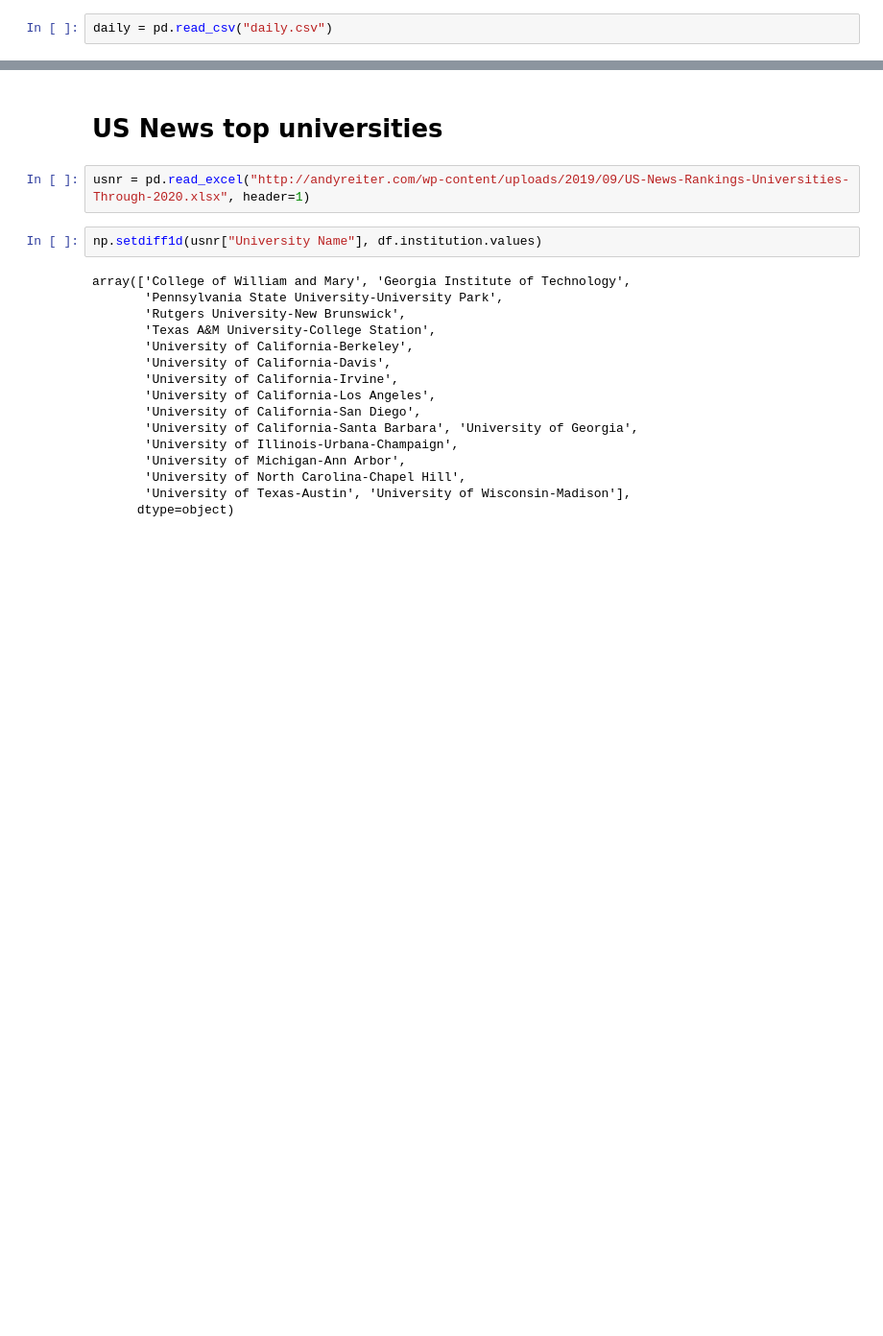
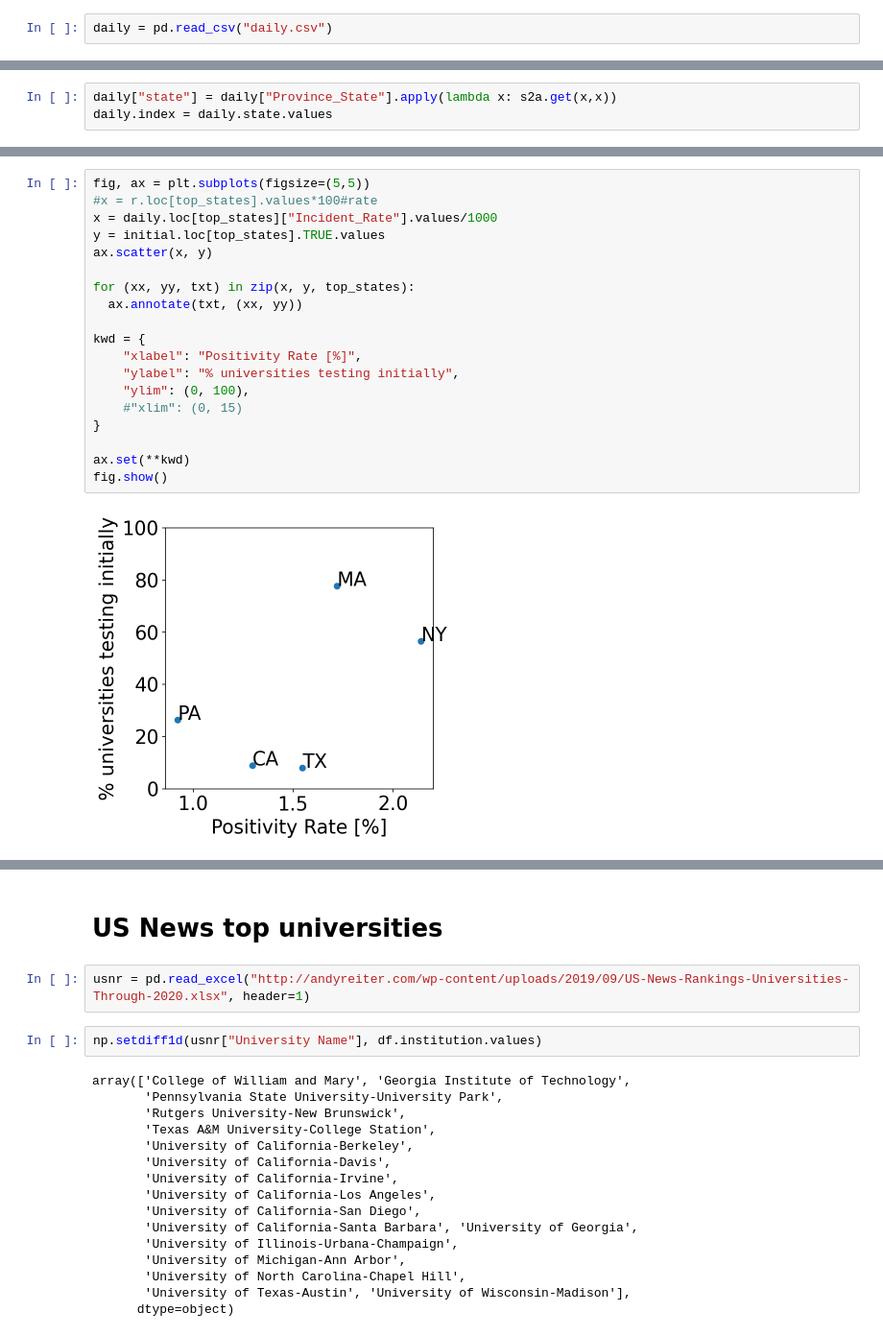
Before and after one commit to pachterlab/BTRBP_2020, a Jupyter notebook: notebooks/basic_stats.ipynb, the cells around one changed output, grey strips where cells are left out. Shown at 96% size. Saved outputs shown, nothing was run; the diff lists cells and outputs as text; blank space fills up the shorter version.

```diff
--- a/notebooks/basic_stats.ipynb
+++ b/notebooks/basic_stats.ipynb
@@ -291,0 +338,3 @@ NameError: ignored
+# %%
+daily["state"] = daily["Province_State"].apply(lambda x: s2a.get(x,x))
+daily.index = daily.state.values
@@ -291,0 +366,21 @@ NameError: ignored
+# %%
+fig, ax = plt.subplots(figsize=(5,5))
+#x = r.loc[top_states].values*100#rate
+x = daily.loc[top_states]["Incident_Rate"].values/1000
+y = initial.loc[top_states].TRUE.values
+ax.scatter(x, y)
+
+for (xx, yy, txt) in zip(x, y, top_states):
+  ax.annotate(txt, (xx, yy))
+
+kwd = {
+    "xlabel": "Positivity Rate [%]",
+    "ylabel": "% universities testing initially",
+    "ylim": (0, 100),
+    #"xlim": (0, 15)
+}
+
+ax.set(**kwd)
+fig.show()
+# %% [output]
+[figure, added]
```
Also changed, not shown: parts of 13 cells of this notebook.
